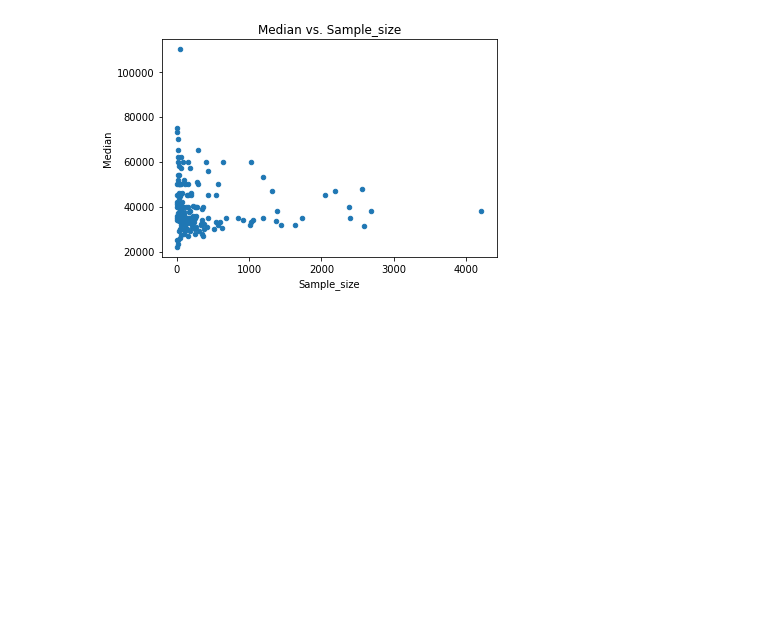
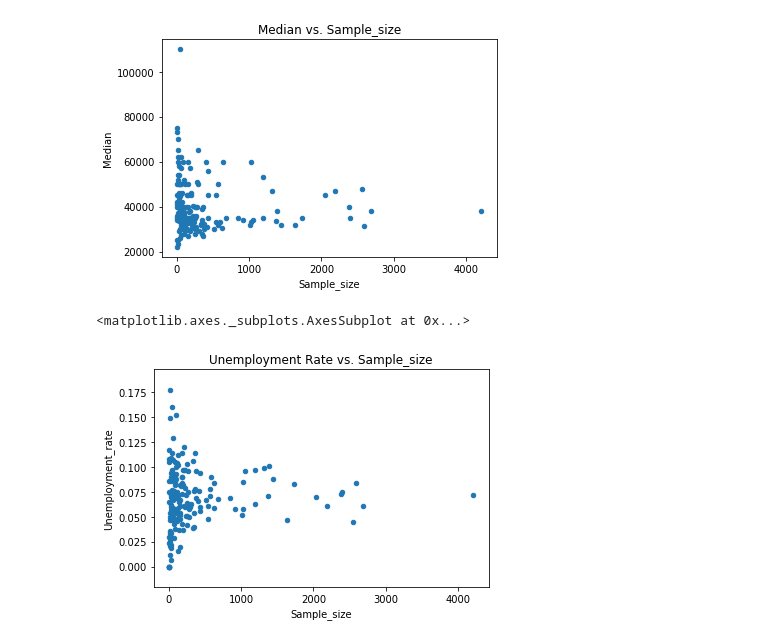
Before and after one commit to ipshitaRB/Visualize-Earnings-Based-On-College-Majors, a Jupyter notebook: Visualize_earnings_based_on_college_majors.ipynb, the cells around one changed output. Saved outputs shown, nothing was run; the diff lists cells and outputs as text; code cells hidden in the pictures; blank space fills up the shorter version.

Commit message:
Generate scatter plot of Unemployment rate vs Sample size

```diff
--- a/Visualize_earnings_based_on_college_majors.ipynb
+++ b/Visualize_earnings_based_on_college_majors.ipynb
@@ -48,5 +50,5 @@ drive.mount('/content/drive')
 # %%
-recent_grads = pd.read_csv("/content/college_data/recent-grads.csv")
+recent_grads = pd.read_csv("/content/drive/My Drive/Data Science /Data/College Earnings/recent-grads.csv")
 # %% [markdown]
 ## Explore data
 # %%
@@ -144,3 +146,8 @@ recent_grads.plot(x='Sample_size', y='Median', kind='scatter', title='Median vs.
 # %% [output]
 <matplotlib.axes._subplots.AxesSubplot at 0x...>
 [figure]
+# %%
+recent_grads.plot(x='Sample_size', y='Unemployment_rate', kind='scatter', title='Unemployment Rate vs. Sample_size')
+# %% [output]
+<matplotlib.axes._subplots.AxesSubplot at 0x...>
+[figure, added]
```
Also changed, not shown: parts of 1 cell of this notebook.
